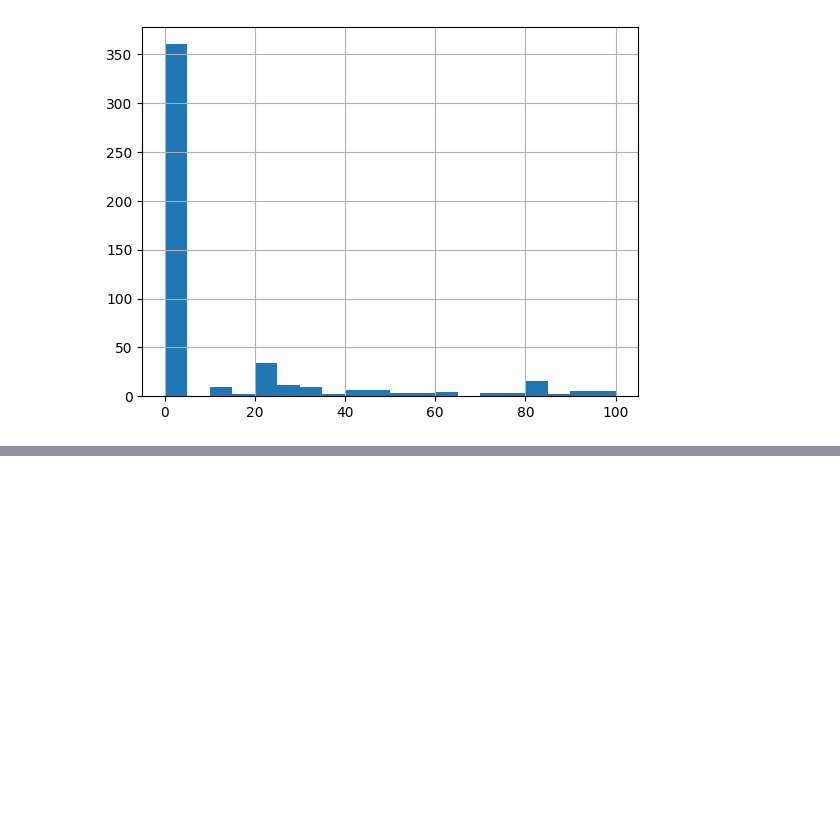
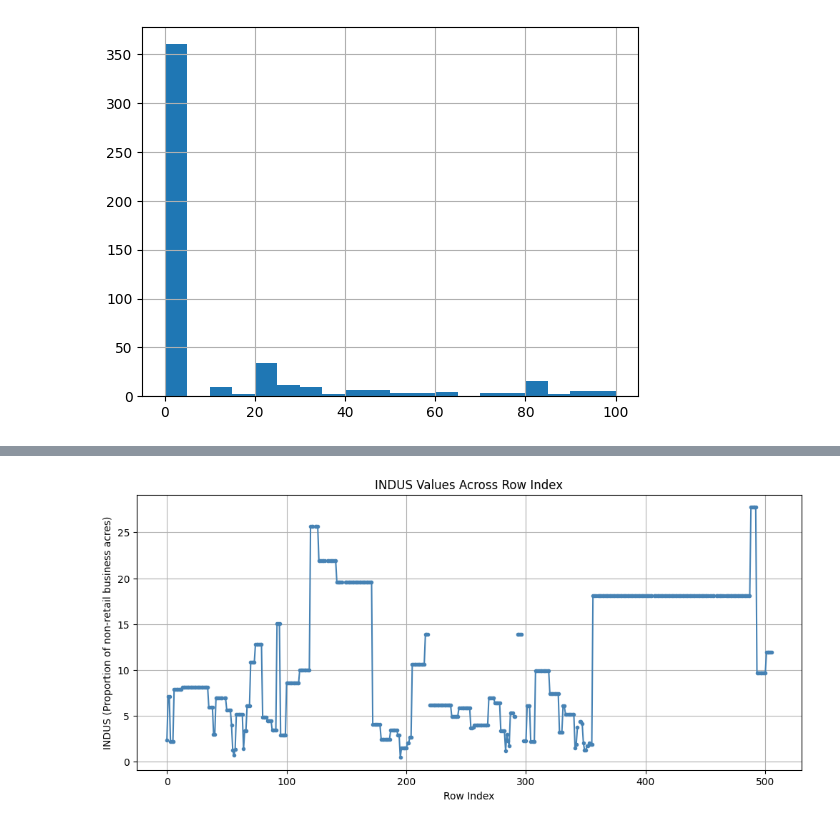
Before and after one commit to kriti-agrawal-52/linear_regression, a Jupyter notebook: data_cleaning.ipynb, the cells around one changed output, grey strips where cells are left out. Drawn from its saved outputs; the diff is of its cells as text; code cells hidden in the pictures; blank space fills up the shorter version.

```diff
--- a/data_cleaning.ipynb
+++ b/data_cleaning.ipynb
@@ -158,0 +179,12 @@ Median ZN: 0.0
+# %%
+# imputing for INDUS
+# first we plot INDUS values against row index to see if any pattern stands out
+plt.figure(figsize=(12, 5))
+plt.plot(df.index, df['INDUS'], linestyle='-', marker='o', markersize=3, color='steelblue')
+plt.title("INDUS Values Across Row Index")
+plt.xlabel("Row Index")
+plt.ylabel("INDUS (Proportion of non-retail business acres)")
+plt.grid(True)
+plt.show()
+# %% [output]
+[figure, added]
```
Also changed, not shown: parts of 8 cells of this notebook.
